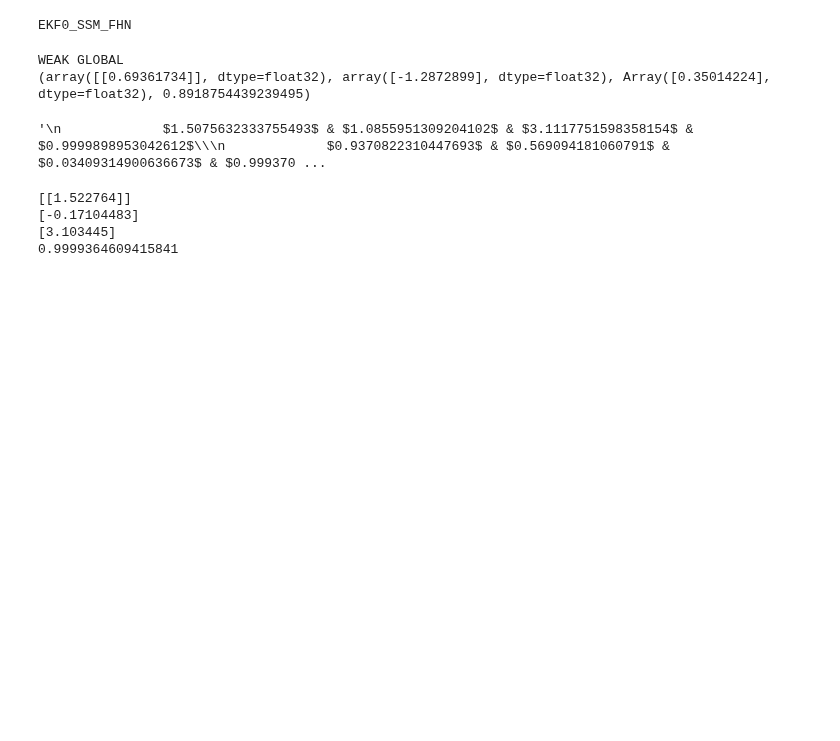
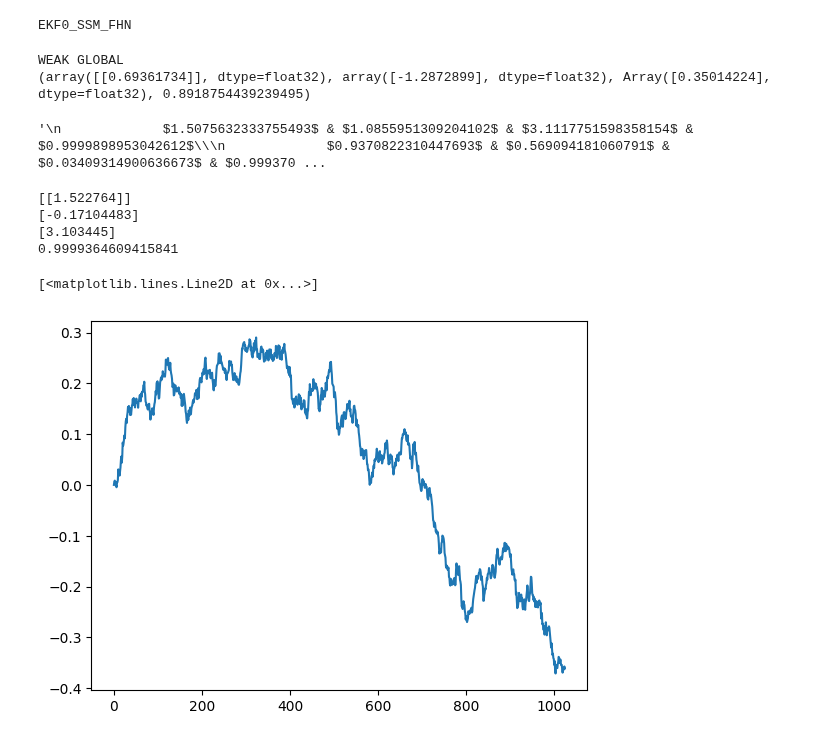
Before and after one commit to ylefay/bayesianSDEsolver, a Jupyter notebook: scripts/Untitled.ipynb, the cells around one changed output. Cells and saved outputs as stored; diff of their text form; code cells hidden in the pictures; blank space fills up the shorter version.

```diff
--- a/scripts/Untitled.ipynb
+++ b/scripts/Untitled.ipynb
@@ -198,3 +200,8 @@ summary(res_local_error)
 [-0.17104483]
 [3.103445]
 0.9999364609415841
+# %%
+plt.plot(paths_1[0, :,1])
+# %% [output]
+[<matplotlib.lines.Line2D at 0x...>]
+[figure, added]
```
Also changed, not shown: parts of 2 cells of this notebook, 10 other files.
